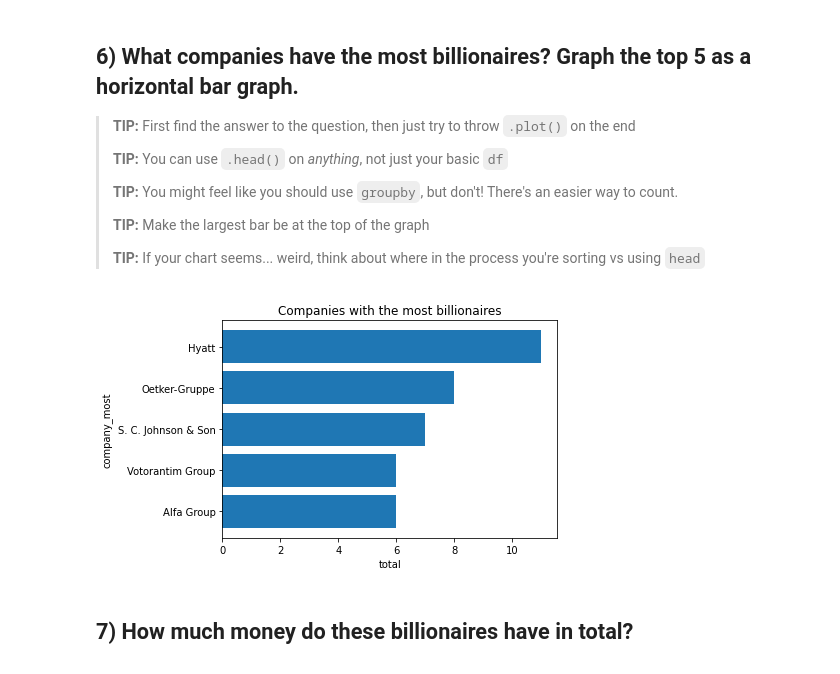
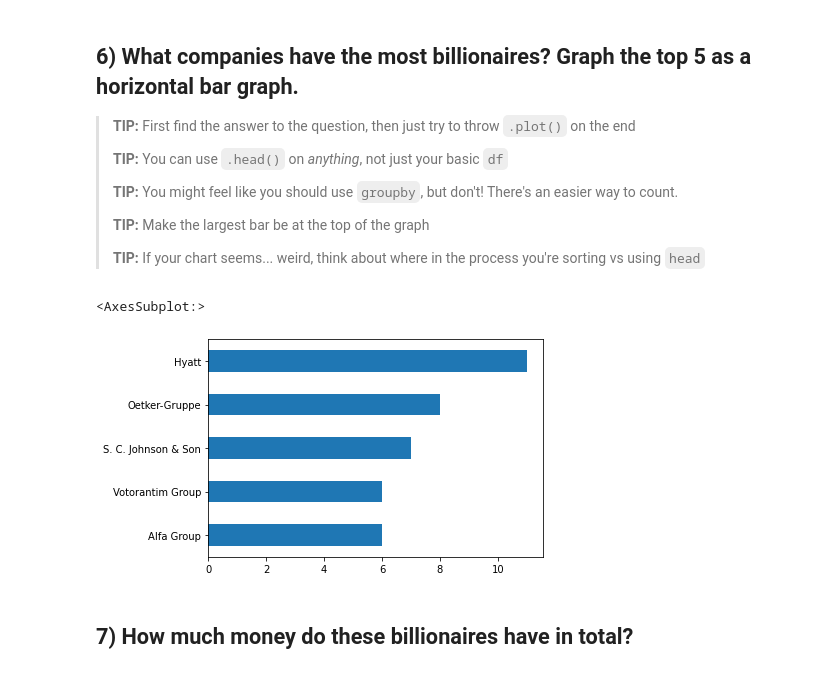
Before and after one commit to luizftoledo/Pandas-assignments-Columbia-Journalism-School-, a Jupyter notebook: 02-Billionaires.ipynb, the cells around one changed output. Saved outputs shown, nothing was run; the diff lists cells and outputs as text; code cells hidden in the pictures.

```diff
--- a/02-Billionaires.ipynb
+++ b/02-Billionaires.ipynb
@@ -115,39 +115,12 @@ Name: typeofwealth, dtype: int64
 > **TIP:** Make the largest bar be at the top of the graph
 >
 > **TIP:** If your chart seems... weird, think about where in the process you're sorting vs using `head`
-# %%
-#listofcompanies
-companies_most = df.company.value_counts().head(5).sort_values().rename_axis('company_name').reset_index(name='total')
-
-
-#plot
-
-companies = companies_most['company_name']
-billionaires = companies_most['total']
-
-plt.barh(companies, billionaires)
-plt.title('Companies with the most billionaires')
-plt.ylabel('company_most')
-plt.xlabel('total')
-plt.show()
-
-
-
-
-# the_richest = df.sort_values(by='networthusbillion', ascending=False).head(10)
-
-# #plot
-
-# name = the_richest['name']
-# amount = the_richest['networthusbillion']
-
-# plt.barh(name, amount)
-# plt.title('Richest people')
-# plt.ylabel('name')
-# plt.xlabel('amount')
-# plt.show()
-# %% [output]
-[figure, removed]
+# %%
+#listofcompanies
+df.company.value_counts().head(5).sort_values().plot(kind='barh')
+# %% [output]
+<AxesSubplot:>
+[figure, added]
 # %% [markdown]
 ## 7) How much money do these billionaires have in total?
 # %%
```
Also changed, not shown: parts of 9 cells of this notebook, 6 other files.
